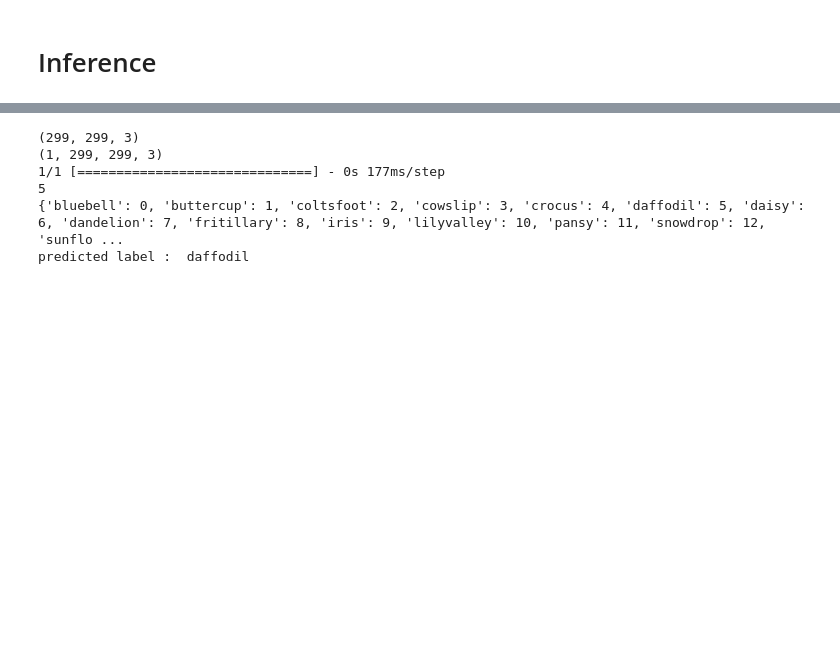
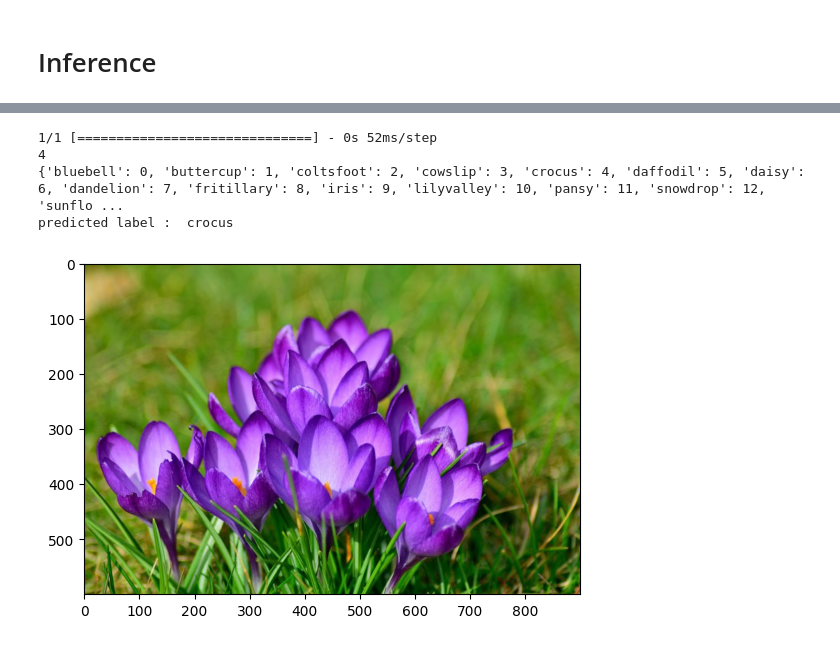
Before and after one commit to Kiana-Jahanshid/Transfer-Learning-wandb, a Jupyter notebook: Recognition_tasks_using_wandb/17_flowers_Recognition_TransferLearning_Wandb.ipynb, the cells around one changed output, grey strips where cells are left out. Cells and saved outputs as stored; diff of their text form; code cells hidden in the pictures; blank space fills up the shorter version.

```diff
--- a/Recognition_tasks_using_wandb/17_flowers_Recognition_TransferLearning_Wandb.ipynb
+++ b/Recognition_tasks_using_wandb/17_flowers_Recognition_TransferLearning_Wandb.ipynb
@@ -155,21 +290,22 @@ plt.imshow(new_image)
 # %%
-new_image = cv2.imread("/content/image.jpg" , 0)
+new_image = cv2.imread("/content/cu.jpg")
 new_image = cv2.cvtColor(new_image , cv2.COLOR_BGR2RGB)
-print(new_image.shape)
-img = np.reshape(new_image, [1, 299, 299, 3])
-print(img.shape)
-output = model.predict(img)
+plt.imshow(new_image)
+new_image = cv2.resize(new_image , (299,299))
+new_image = new_image / 255.0
+new_image = np.reshape(new_image, [1, 299, 299, 3]) # new_iamge.reshape(1,299,299,3)
+
+output = model.predict(new_image)
 
 predicted_class = np.argmax(output)
 print(predicted_class)
 print(train_data.class_indices)
 mylist = list(train_data.class_indices)
 print("predicted label : " , mylist[np.argmax(output)])
 # %% [output]
-(299, 299, 3)
-(1, 299, 299, 3)
-1/1 [==============================] - 0s 177ms/step
-5
+1/1 [==============================] - 0s 52ms/step
+4
 {'bluebell': 0, 'buttercup': 1, 'coltsfoot': 2, 'cowslip': 3, 'crocus': 4, 'daffodil': 5, 'daisy': 6, 'dandelion': 7, 'fritillary': 8, 'iris': 9, 'lilyvalley': 10, 'pansy': 11, 'snowdrop': 12, 'sunflo ...
-predicted label :  daffodil
+predicted label :  crocus
+[figure, added]
 # %%
```
Also changed, not shown: parts of 37 cells of this notebook, 4 other files.
